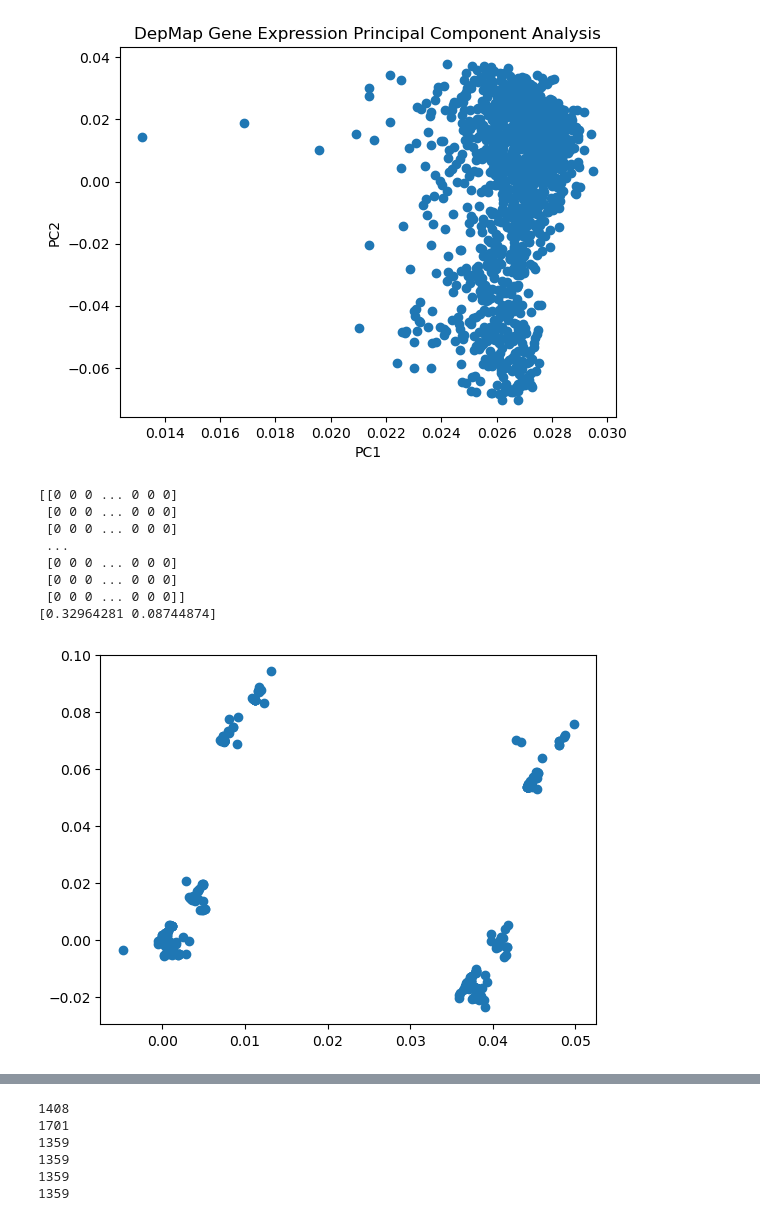
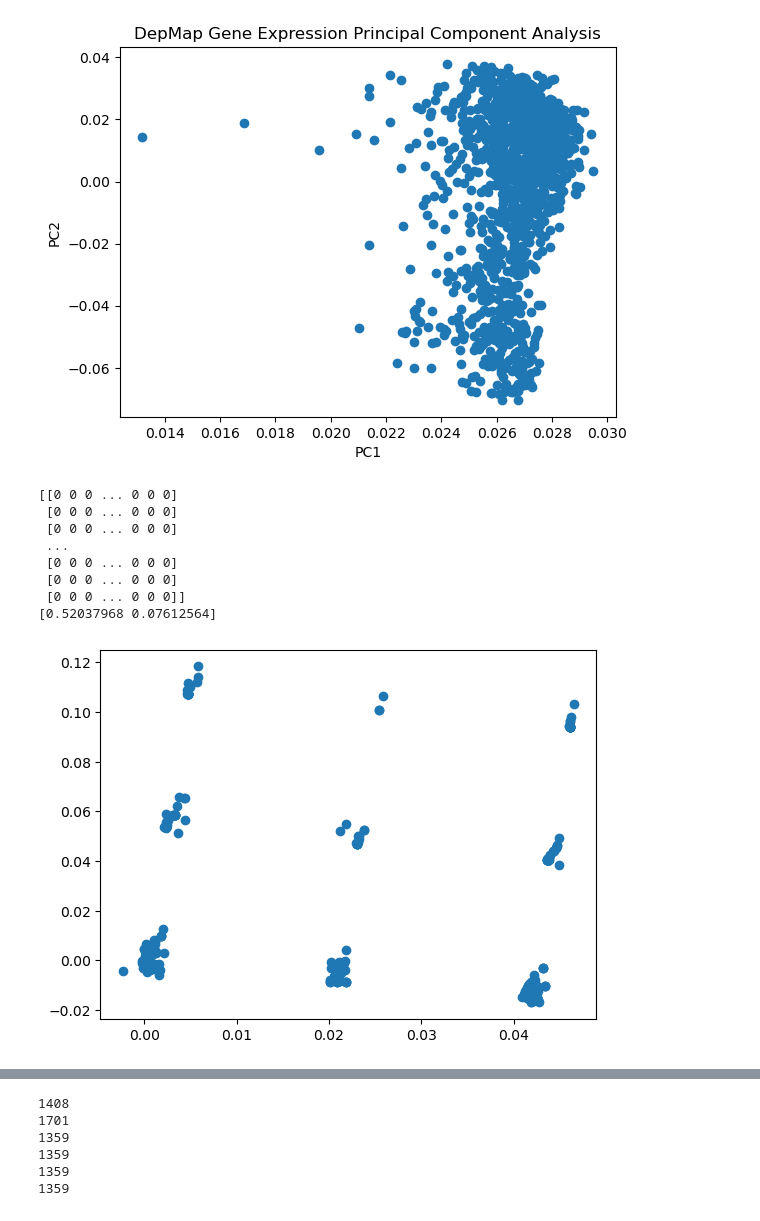
Before and after one commit to alanahmcintosh/Python_workspaces, a Jupyter notebook: Jupyter Notebook/Hotspot_Mutations_PCA copy.ipynb, the cells around one changed output, grey strips where cells are left out. Drawn from its saved outputs; the diff is of its cells as text; code cells hidden in the pictures.

```diff
--- a/Jupyter Notebook/Hotspot_Mutations_PCA copy.ipynb
+++ b/Jupyter Notebook/Hotspot_Mutations_PCA copy.ipynb
@@ -47,7 +51,7 @@ plt.show()
 # %%
 ######read in gene expression csv as a dataframe, index so it reads in row names
 mutation = pd.read_csv('/home/alanah/Downloads/Hotspot_Mutations.csv', index_col=0)
-mutation = mutation.replace(2,1)
+#mutation = mutation.replace(2,1)
 
 ####extracting the column names and extracting row names
 column_names = list(mutation.columns.values)
@@ -55,35 +59,35 @@ row_names_mut = list(mutation.index.values)
 
 ##### index all the values from the expression datafram, not sure if this is useful
 x_mut = mutation.iloc[:, ].values
 print(x_mut)
 #x_mut = StandardScaler().fit_transform(x_mut)
 
 ###### normalizing the features
 #x_mut = StandardScaler().fit_transform(x_mut)
 
 ####whats the dimensions of the data, check mean and stadard deviation of normalised data
 #print(x.shape)
 #print(np.mean(x),np.std(x))
 #print(type(x))
 
 #### make a PCA q with 2 principal components
 pca_mutation = PCA(n_components=2)
 pca_mutation.fit_transform(np.transpose(x_mut))
 print(pca_mutation.explained_variance_ratio_)
 
 ###### plot the PCA as a scatter plot with a component on eah axis
 plt.scatter(pca_mutation.components_[0,:] ,pca_mutation.components_[1,:])
 plt.show()
 # %% [output]
 [[0 0 0 ... 0 0 0]
  [0 0 0 ... 0 0 0]
  [0 0 0 ... 0 0 0]
  ...
  [0 0 0 ... 0 0 0]
  [0 0 0 ... 0 0 0]
  [0 0 0 ... 0 0 0]]
-[0.32964281 0.08744874]
+[0.52037968 0.07612564]
-[figure, old version]
+[figure, new version]
 # %%
 ##### sum up the amount of mutations per gene
 sum_genes = np.sum(x_mut, axis = 0)
```
Also changed, not shown: parts of 10 cells of this notebook, 5 other files.
